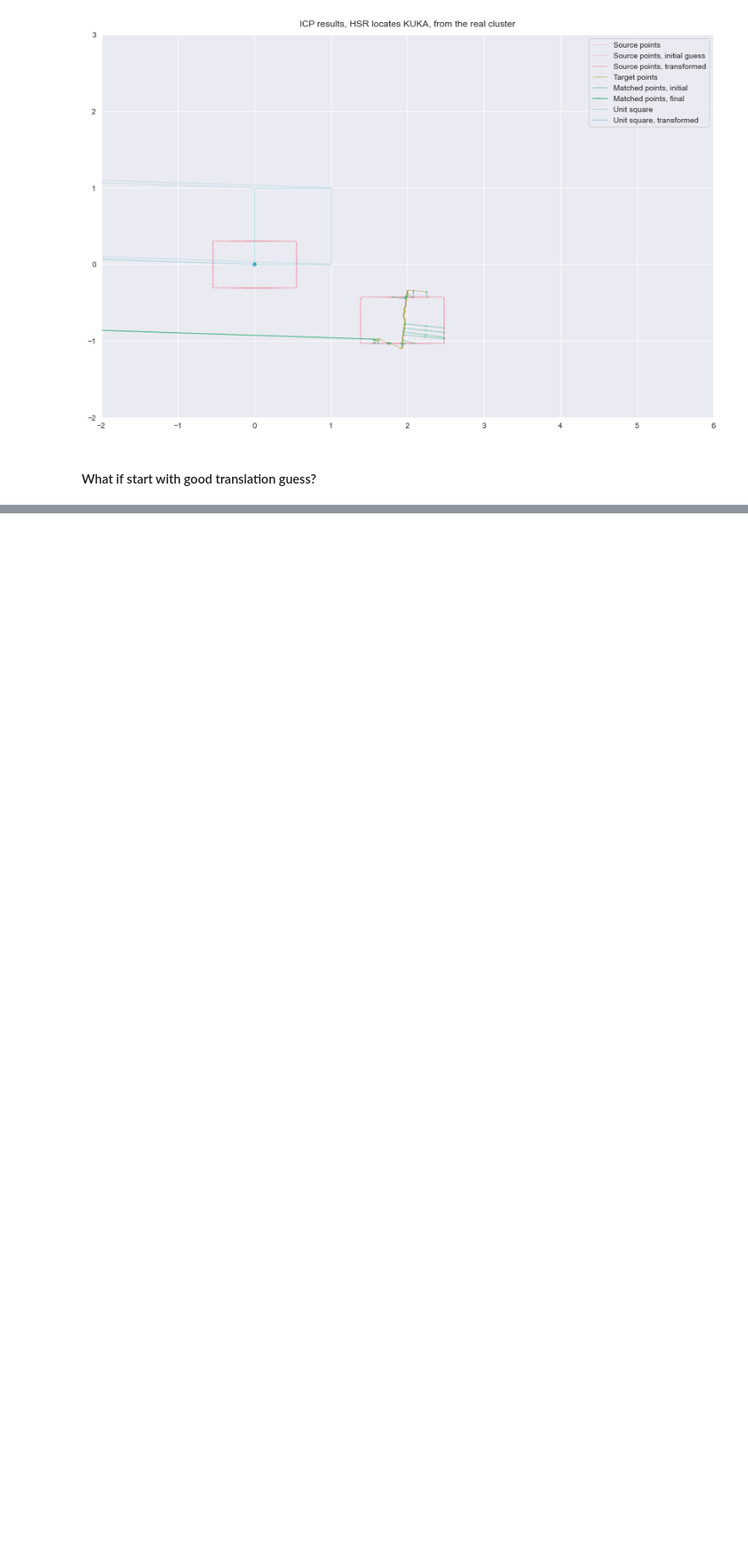
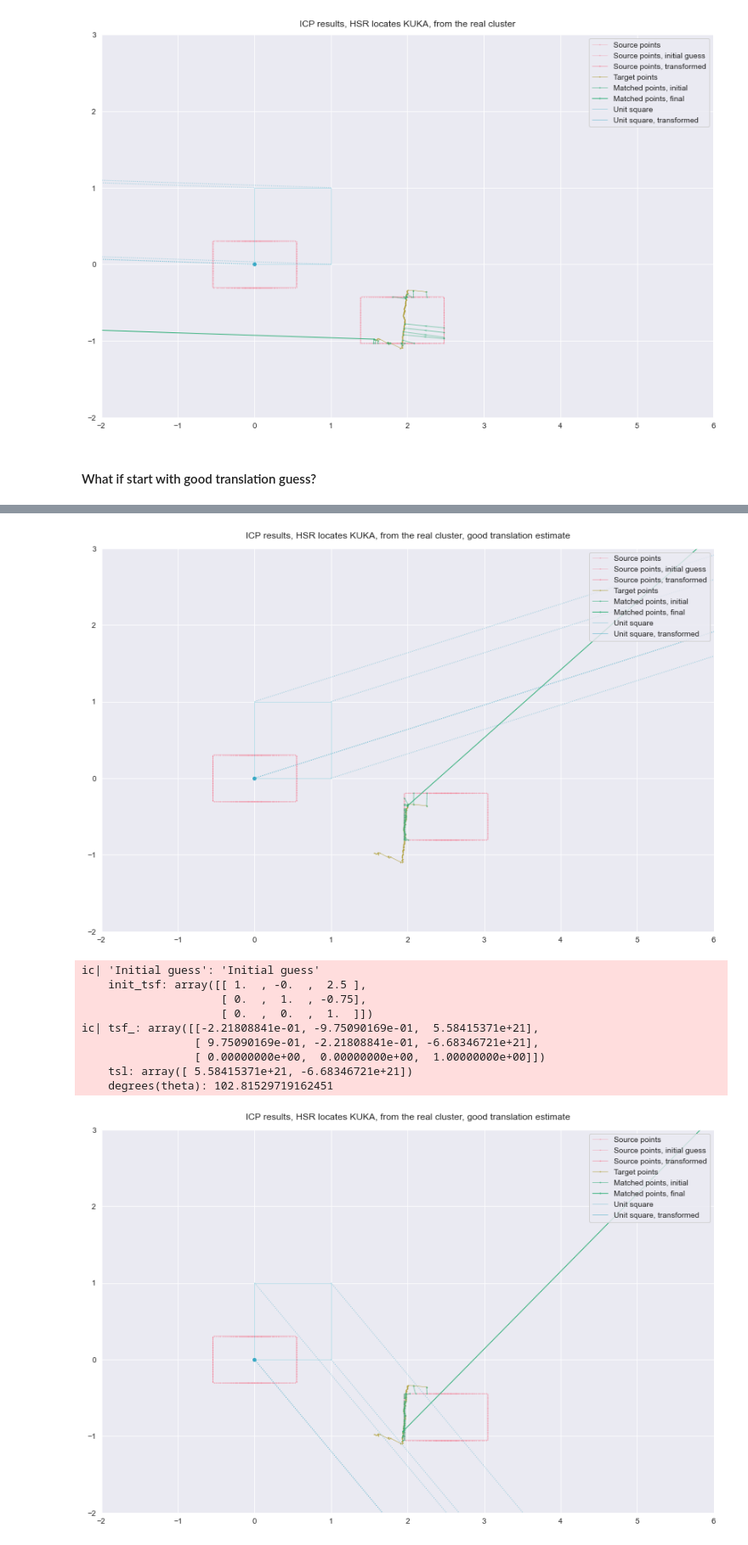
Before and after one commit to StefanHeng/Multi-robot-Pose-Estimation, a Jupyter notebook: notebooks/explore_fuse_pose.ipynb, the cells around one changed output, grey strips where cells are left out. Shown at 85% size. Drawn from its saved outputs; the diff is of its cells as text; code cells hidden in the pictures; blank space fills up the shorter version.

```diff
--- a/notebooks/explore_fuse_pose.ipynb
+++ b/notebooks/explore_fuse_pose.ipynb
@@ -166,3 +166,19 @@ ic| tsf_: array([[ 8.71533621e-01, -4.90335749e-01, -1.76717664e+06],
 [figure]
 # %% [markdown]
 #### What if start with good translation guess?
+# %%
+visualize(
+    ptc_kuka, cls,
+    title='HSR locates KUKA, from the real cluster, good translation estimate',
+    init_tsf=tsl_n_angle2tsf(tsl=[2.5, -0.5]),
+    xlim=[-2, 6], ylim=[-2, 3], mode='static',
+    save=True
+)
+visualize(
+    ptc_kuka, cls,
+    title='HSR locates KUKA, from the real cluster, good translation estimate',
+    init_tsf=tsl_n_angle2tsf(tsl=[2.5, -0.75]),
+    xlim=[-2, 6], ylim=[-2, 3], mode='static',
+    save=True
+)
+# %% [output]
@@ -168,0 +194,11 @@ ic| tsf_: array([[ 8.71533621e-01, -4.90335749e-01, -1.76717664e+06],
+[figure, added]
+ic| 'Initial guess': 'Initial guess'
+    init_tsf: array([[ 1.  , -0.  ,  2.5 ],
+                     [ 0.  ,  1.  , -0.75],
+                     [ 0.  ,  0.  ,  1.  ]])
+ic| tsf_: array([[-2.21808841e-01, -9.75090169e-01,  5.58415371e+21],
+                 [ 9.75090169e-01, -2.21808841e-01, -6.68346721e+21],
+                 [ 0.00000000e+00,  0.00000000e+00,  1.00000000e+00]])
+    tsl: array([ 5.58415371e+21, -6.68346721e+21])
+    degrees(theta): 102.81529719162451
+[figure, added]
```
Also changed, not shown: parts of 3 cells of this notebook, 17 other files.
